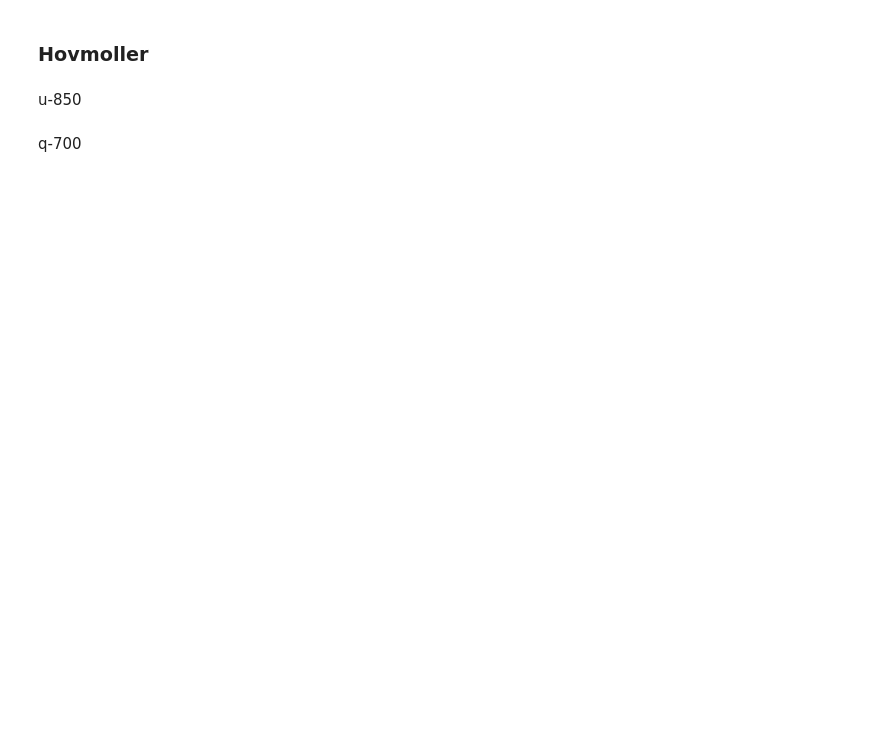
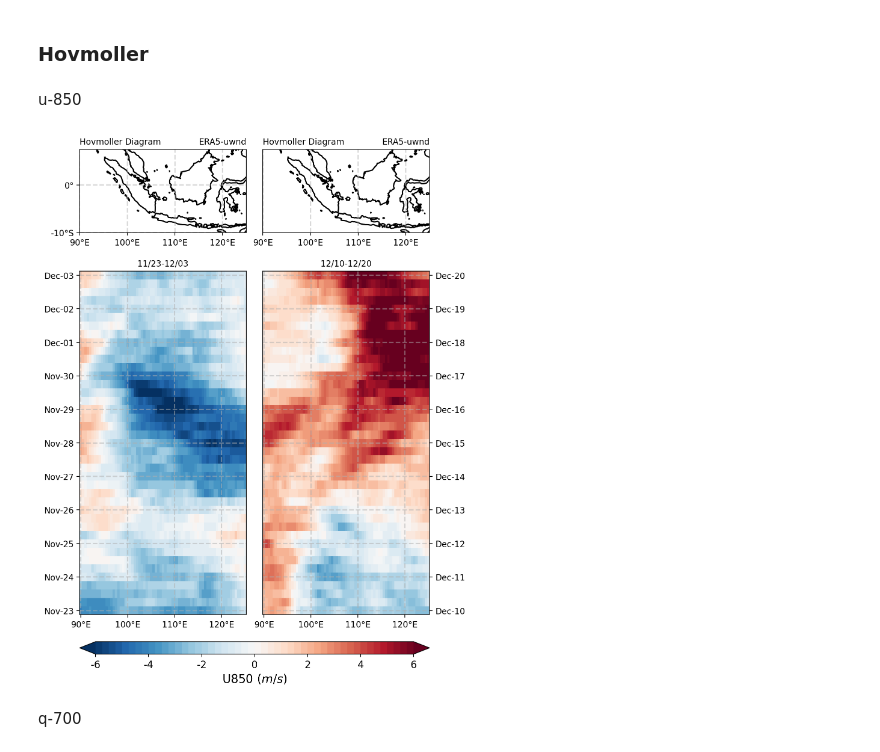
Before and after one commit to HragNajarian/PhD-Work, a Jupyter notebook: analysis/ERA5_analysis.ipynb, the cells around one changed output. Cells and saved outputs as stored; diff of their text form; code cells hidden in the pictures; blank space fills up the shorter version.

```diff
--- a/analysis/ERA5_analysis.ipynb
+++ b/analysis/ERA5_analysis.ipynb
@@ -403,6 +490,7 @@ ax1.set_xticklabels(x_tick_labels)
 ax1.grid(linestyle='--', linewidth=1.5, alpha=.5)
 # Plot the coast lines
 ax1.coastlines(linewidth=1.5, color='k', resolution='50m')  # cartopy function
+ax1.set_ylim([-10,7.5])
 
 # Set titles
 ax1.set_title('Hovmoller Diagram', loc='left', fontsize=10)
@@ -422,6 +510,7 @@ ax2.set_xticklabels(x_tick_labels)
 ax2.grid(linestyle='--', linewidth=1.5, alpha=.5)
 # Plot the coast lines
 ax2.coastlines(linewidth=1.5, color='k', resolution='50m')  # cartopy function
+ax2.set_ylim([-10,7.5])
 
 # Set titles
 ax2.set_title('Hovmoller Diagram', loc='left', fontsize=10)
@@ -459,33 +548,35 @@ ax4 = fig.add_subplot(gs[2, 1])
 cf2 = da_u850_new.mean('latitude').plot(
     ax=ax4,
     add_colorbar=False,
     xticks=np.arange(lon_bound[0], lon_bound[1], 10),
     cmap='RdBu_r',
     levels=np.arange(clevel[0], clevel[1]+cdl, cdl),
     extend='both'
 )
 # Create grids
 ax4.grid(linestyle='--', linewidth=1.5, alpha=0.5)
 ax4.set_title('12/10-12/20', loc='center', fontsize=10)
 ax4.set_xticklabels(x_tick_labels)
 # Set y-ticks
 t = da_u850_new.time[::4].dt.strftime("%b-%d")
 ax4.set_yticks(da_u850_new.time[::4])
 ax4.set_yticklabels(t.values)
 # Move y-axis ticks and labels to the right
 ax4.yaxis.tick_right()
 ax4.yaxis.set_label_position('right')
 ax4.set_xlabel('')
 ax4.set_ylabel('')
 
 # Plot the colorbars
 	# Rain rate colorbar
 ax5 = fig.add_subplot(gs[4, :])
 cbar = plt.colorbar(cf2, cax=ax5, orientation='horizontal', pad=0.5, aspect=100, extend='both')
 cbar.set_ticks(levs_cbar)
 cbar.minorticks_off()
 cbar.set_ticklabels(levs_cbar, fontsize=fs-6)
 cbar.set_label('U850 ($m/s$)', fontsize=fs-4)
+# %% [output]
+[figure, added]
 # %% [markdown]
 q-700
 # %%
```
Also changed, not shown: parts of 9 cells of this notebook.
